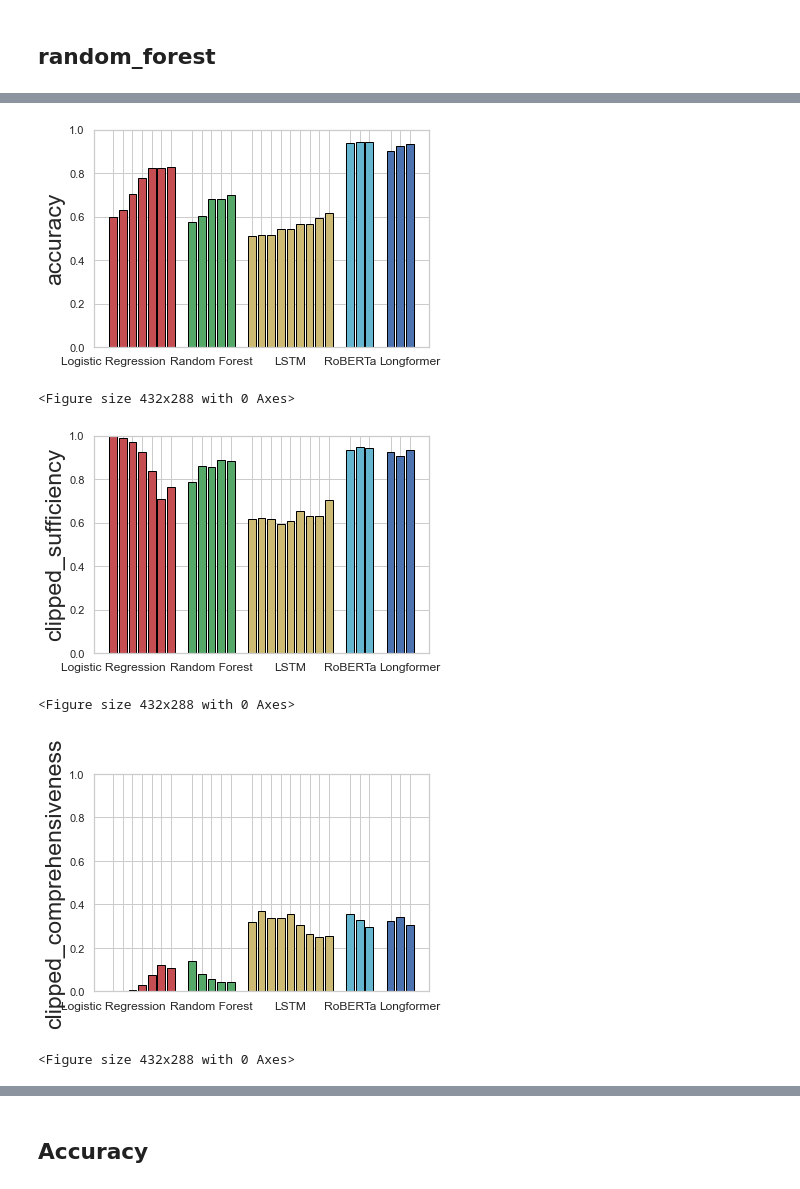
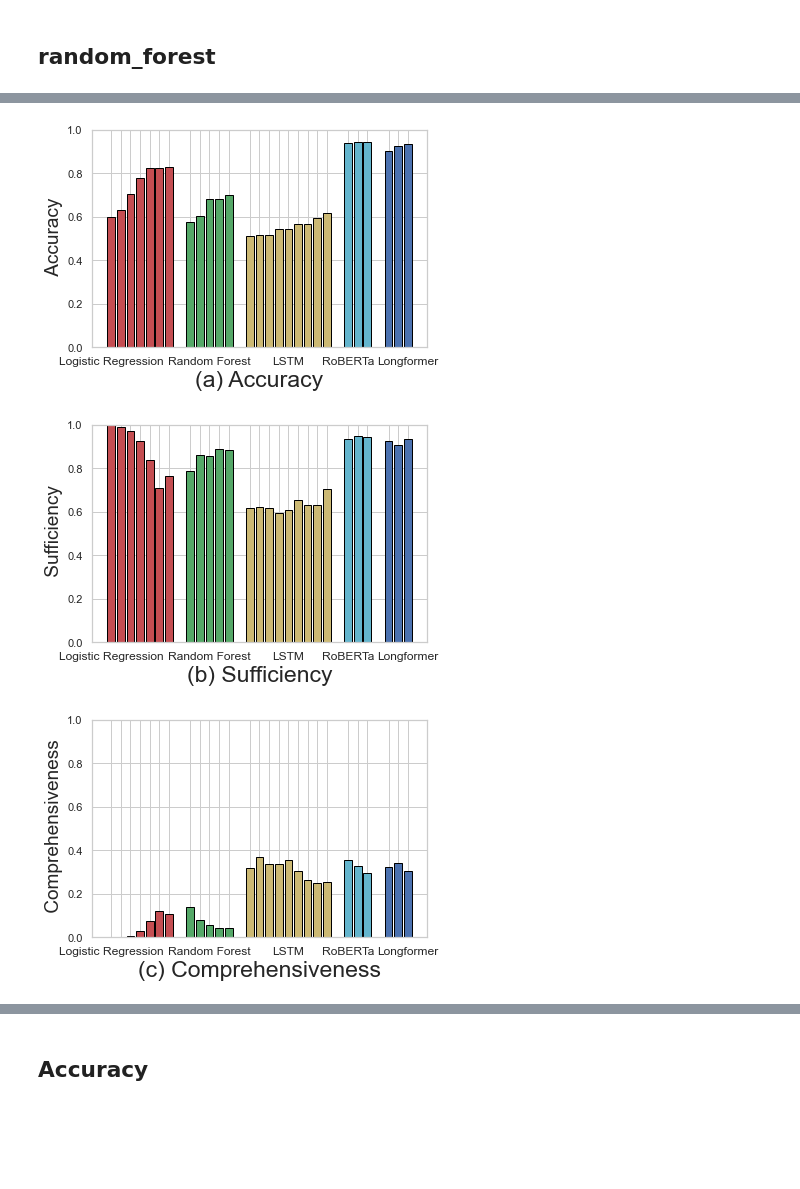
Before and after one commit to shaggyday/evaluating-human-rationales, a Jupyter notebook: plotting/result inspection.ipynb, the cells around one changed output, grey strips where cells are left out. Saved outputs shown, nothing was run; the diff lists cells and outputs as text; code cells hidden in the pictures; blank space fills up the shorter version.

```diff
--- a/plotting/result inspection.ipynb
+++ b/plotting/result inspection.ipynb
@@ -122,8 +122,10 @@ fidelity_calculator = Fidelity()
 # %%
 def model_df(model_names,datasets):
     plot_data = {"dataset": [], "model": [], "accuracy": [], "clipped_sufficiency": [],
-                "clipped_comprehensiveness": [],  "normalized_comprehensiveness": [], "normalized_sufficiency": [], "null_difference":[]}
-    cols = ["dataset", "model", "accuracy", "clipped_sufficiency", "clipped_comprehensiveness",  "normalized_comprehensiveness", "normalized_sufficiency"]
+                "clipped_comprehensiveness": [],  "normalized_comprehensiveness": [],
+                 "normalized_sufficiency": [], "null_difference":[],
+                 "sufficiency_diff":[], "comprehensiveness_diff":[]}
+#     cols = ["dataset", "model", "accuracy", "clipped_sufficiency", "clipped_comprehensiveness",  "normalized_comprehensiveness", "normalized_sufficiency"]
     for model_name in model_names:
         output_dir = f"../{OUTPUT_DIR}/{model_name}"
         for dataset in datasets:
@@ -165,6 +167,8 @@ def model_df(model_names,datasets):
             plot_data["normalized_sufficiency"].append(normalized_sufficiency)
             plot_data["normalized_comprehensiveness"].append(normalized_comprehensiveness)
             plot_data["null_difference"].append(np.mean(null_difference))
+            plot_data["sufficiency_diff"].append(clipped_sufficiency-normalized_sufficiency)
+            plot_data["comprehensiveness_diff"].append(np.mean(clipped_comprehensiveness-normalized_comprehensiveness))
 
     model_df = pd.DataFrame(plot_data).sort_values(by="accuracy")
     return model_df
@@ -314,7 +318,7 @@ random_forest_data_df
 | 4 | d=movies_ne=512 | random_forest | 0.683 | 0.890 | 0.041 | 0.044 | ... |
 | 3 | d=movies_ne=256 | random_forest | 0.698 | 0.885 | 0.044 | 0.046 | ... |
 # %%
-def hyperparamter_plot(metric):
+def hyperparamter_plot(metric, caption, ylabel=None):
     width = 0.8
     groupgap=1.2
     y5=longformer_data_df[metric]
@@ -334,25 +338,26 @@ def hyperparamter_plot(metric):
     rects1 = ax.bar(x3, y3, width, color='y',  edgecolor= "black")
     rects2 = ax.bar(x4, y4, width, color='c',  edgecolor= "black")
     rects1 = ax.bar(x5, y5, width, color='b',  edgecolor= "black")
-    ax.set_ylabel(metric,fontsize=23)
+    if not ylabel:
+        ylabel = caption[3:]
+    ax.set_ylabel(ylabel,fontsize=19)
     ax.set_xticks(ind)
     ax.set_xticklabels(('Logistic Regression', '','','','','','','','','Random Forest','','','','','','','LSTM', '','','','','RoBERTa','','','','','Longformer'),fontsize=12)
-    plt.ylim(0, 1)
+    if metric not in ["sufficiency_diff", "comprehensiveness_diff"]:
+        plt.ylim(0, 1)
+    plt.xlabel(xlabel=caption, fontsize=23)
+    plt.savefig(f"by_model_{metric}.png", bbox_inches = 'tight', dpi=300)
     plt.show()
-    plt.savefig(f"by_model_{metric}.png", bbox_inches = 'tight', dpi=300)
 # %%
-hyperparamter_plot("accuracy")
+hyperparamter_plot("accuracy", "(a) Accuracy")
 # %% [output]
-[figure, old version]
+[figure, new version]
-<Figure size 432x288 with 0 Axes>
 # %%
-hyperparamter_plot("clipped_sufficiency")
+hyperparamter_plot("clipped_sufficiency", "(b) Sufficiency")
 # %% [output]
-[figure, old version]
+[figure, new version]
-<Figure size 432x288 with 0 Axes>
 # %%
-hyperparamter_plot("clipped_comprehensiveness")
+hyperparamter_plot("clipped_comprehensiveness", "(c) Comprehensiveness")
 # %% [output]
-[figure, old version]
+[figure, new version]
-<Figure size 432x288 with 0 Axes>
 # %%
```
Also changed, not shown: parts of 6 cells of this notebook, 19 other files.
